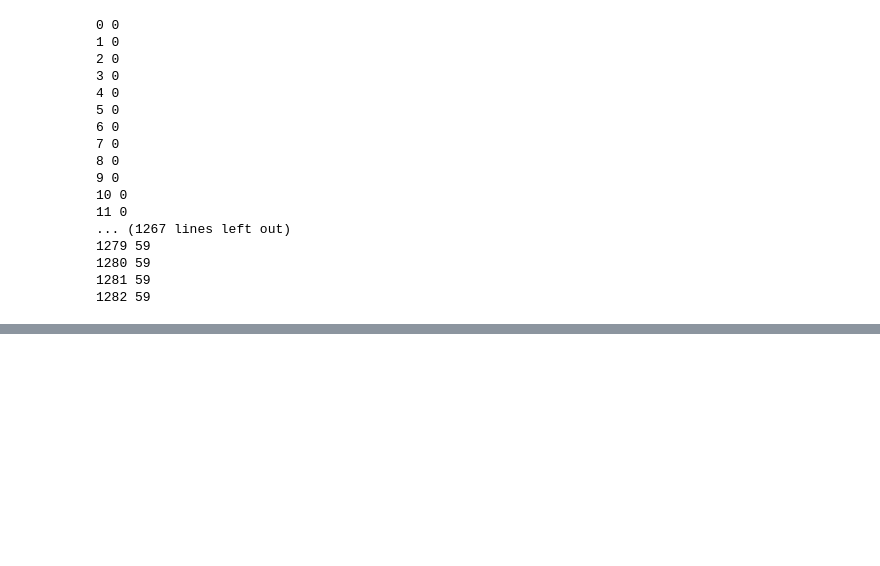
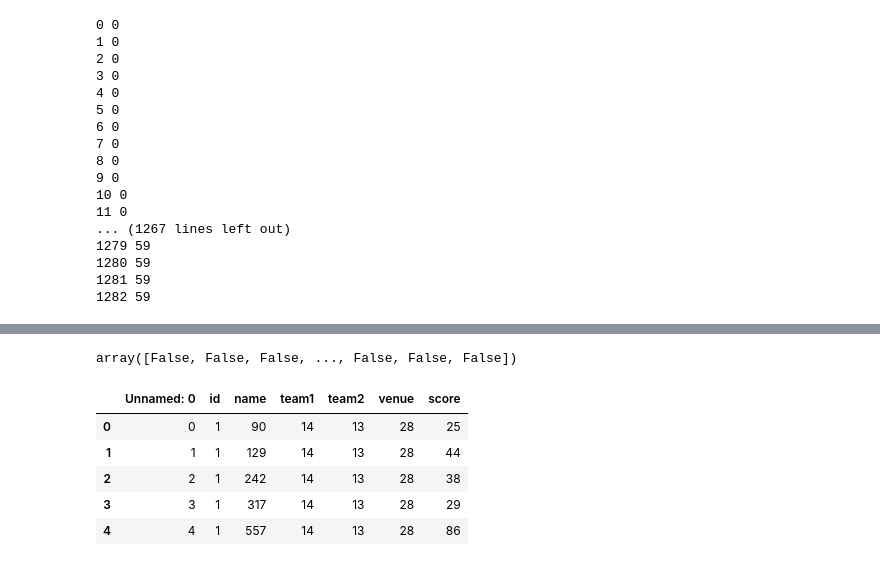
Before and after one commit to trigger007/IPL-kaggle, a Jupyter notebook: train.ipynb, the cells around one changed output, grey strips where cells are left out. Cells and saved outputs as stored; diff of their text form; code cells hidden in the pictures; blank space fills up the shorter version.

```diff
--- a/train.ipynb
+++ b/train.ipynb
@@ -176,2 +260,28 @@ test.head()
 # %%
 test.to_csv("ipltest.csv")
+# %%
+train=pd.read_csv("ipltrain.csv")
+train.head()
+#train.drop(columns=["venue","team1","team2"],inplace=True)
+#print(train.groupby(['name']).sum())
+train["team2"].isnull().values
+# %% [output]
+array([False, False, False, ..., False, False, False])
+# %%
+from sklearn.compose import ColumnTransformer
+from sklearn.preprocessing import LabelEncoder, OneHotEncoder
+le=LabelEncoder()
+#ct=ColumnTransformer(transformers=[('encoder',OneHotEncoder(sparse=False),["team1","team2"])], remainder='passthrough',)
+#train=np.array(ct.fit_transform(train))
+train["name"]=le.fit_transform(train["name"])
+train["venue"]=le.fit_transform(train["venue"])
+train["team1"]=le.fit_transform(train["team1"])
+train["team2"]=le.fit_transform(train["team2"])
+train.head()
+# %% [output]
+|  | Unnamed: 0 | id | name | team1 | team2 | venue | score |
+| 0 | 0 | 1 | 90 | 14 | 13 | 28 | 25 |
+| 1 | 1 | 1 | 129 | 14 | 13 | 28 | 44 |
+| 2 | 2 | 1 | 242 | 14 | 13 | 28 | 38 |
+| 3 | 3 | 1 | 317 | 14 | 13 | 28 | 29 |
+| 4 | 4 | 1 | 557 | 14 | 13 | 28 | 86 |
```
Also changed, not shown: parts of 27 cells of this notebook, 3 other files.
